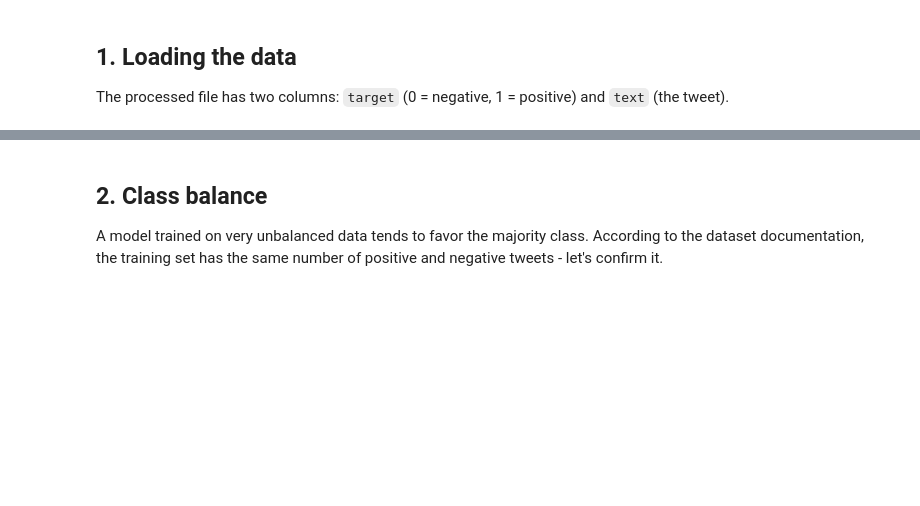
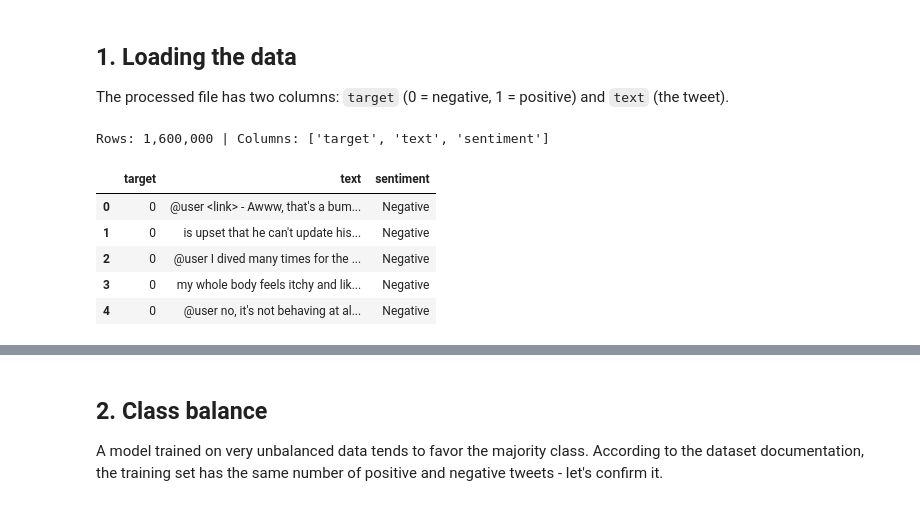
Before and after one commit to smacedo7/twitter-sentiment-analysis-nlp, a Jupyter notebook: notebooks/sentiment_analysis.ipynb, the cells around one changed output, grey strips where cells are left out. Saved outputs shown, nothing was run; the diff lists cells and outputs as text; code cells hidden in the pictures; blank space fills up the shorter version.

```diff
--- a/notebooks/sentiment_analysis.ipynb
+++ b/notebooks/sentiment_analysis.ipynb
@@ -35,8 +36,17 @@ The processed file has two columns: `target` (0 = negative, 1 = positive) and `t
 # %%
 df = pd.read_csv(DATA_PATH)
 df["sentiment"] = df["target"].map(LABELS)
 
 print(f"Rows: {len(df):,} | Columns: {list(df.columns)}")
-df.head()
+# @handles and links are masked in what is displayed, so no real username appears in the outputs.
+df.head().assign(text=lambda table: table["text"].map(mask_personal_data))
+# %% [output]
+Rows: 1,600,000 | Columns: ['target', 'text', 'sentiment']
+|  | target | text | sentiment |
+| 0 | 0 | @user <link> - Awww, that's a bum... | Negative |
+| 1 | 0 | is upset that he can't update his... | Negative |
+| 2 | 0 | @user I dived many times for the ... | Negative |
+| 3 | 0 | my whole body feels itchy and lik... | Negative |
+| 4 | 0 | @user no, it's not behaving at al... | Negative |
 # %%
 df.info()
```
Also changed, not shown: parts of 10 cells of this notebook.
